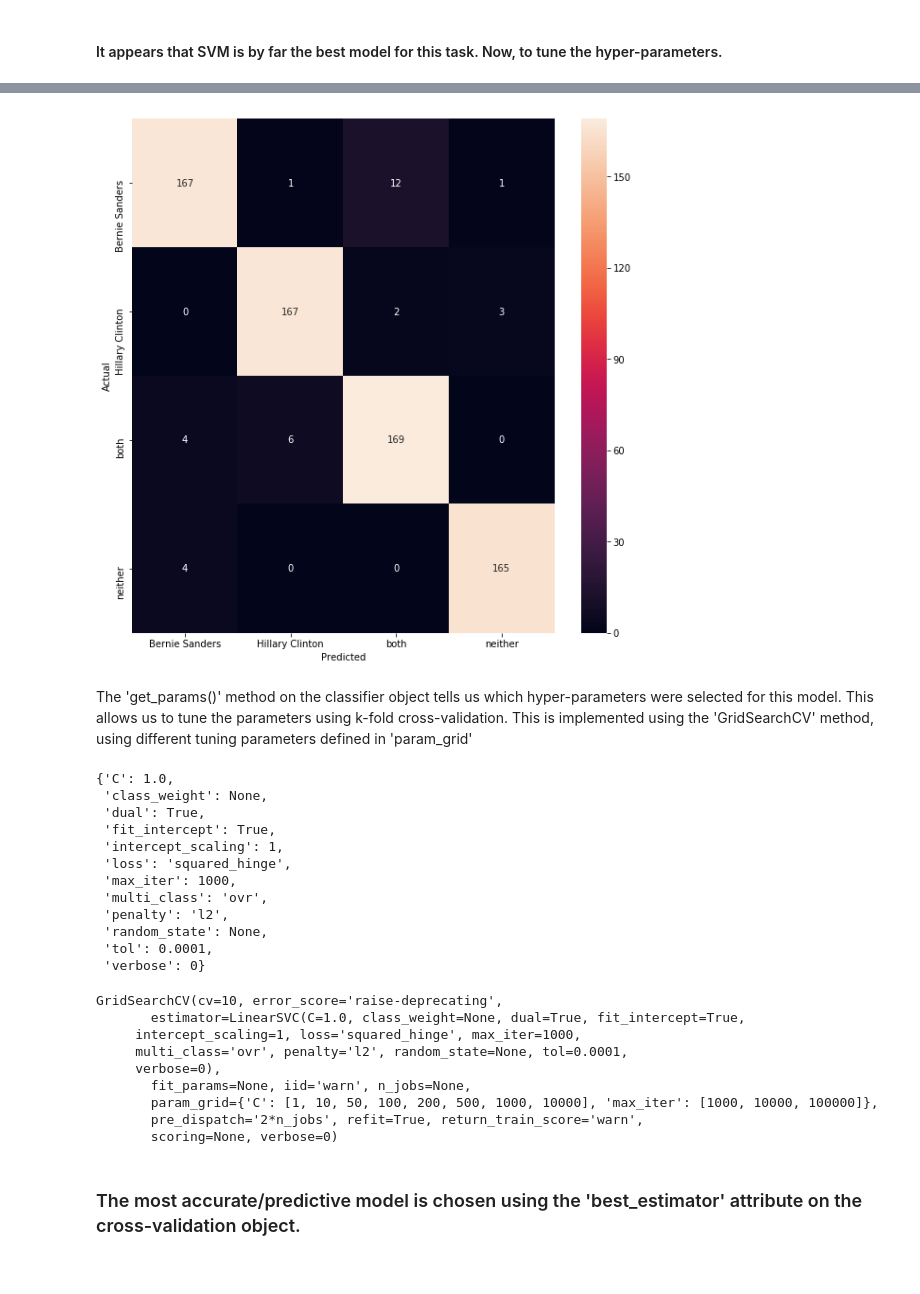
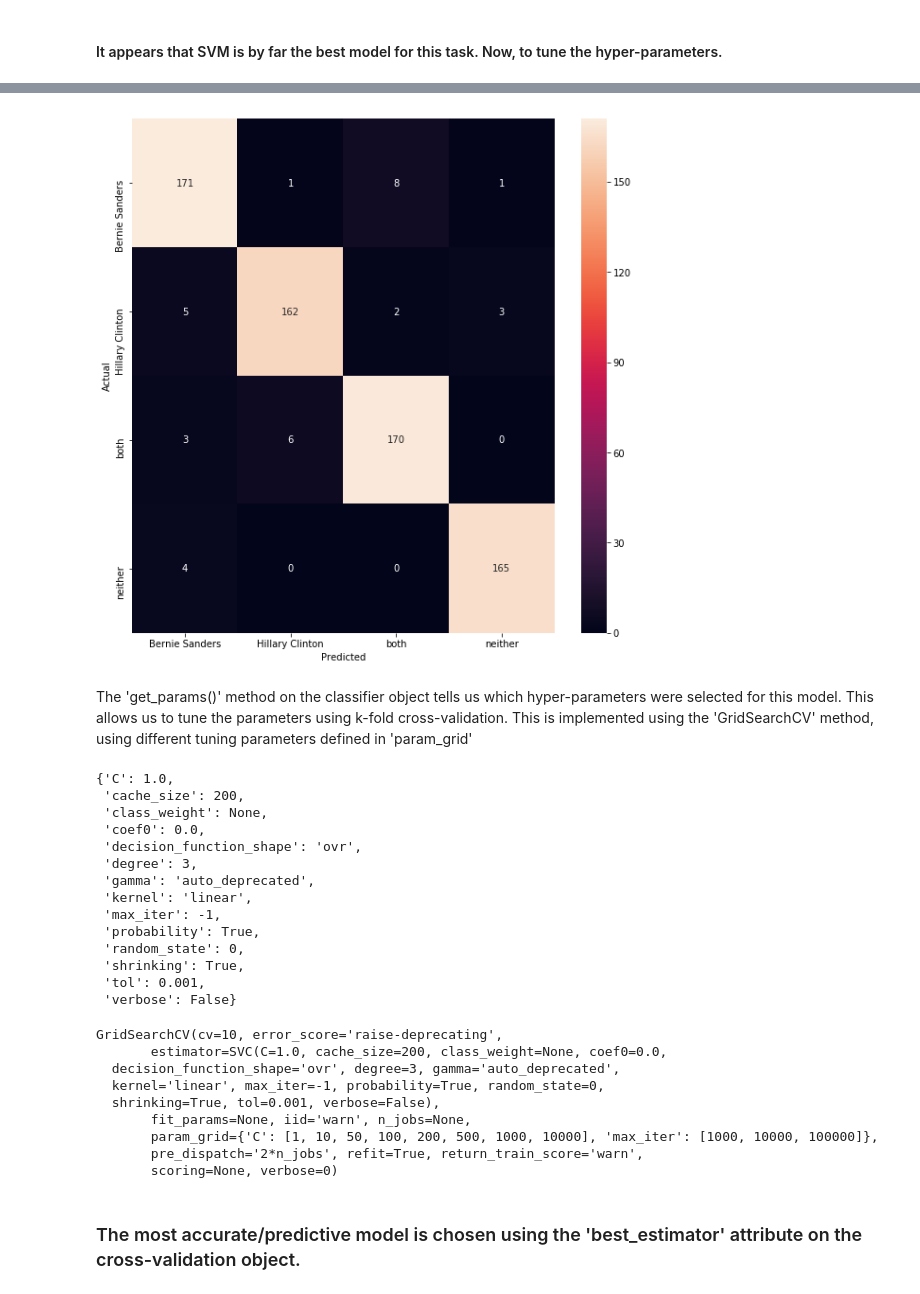
Before and after one commit to nikloynes/sentiment_paper_rework, a Jupyter notebook: M04_1_addressee_classification_NH.ipynb, the cells around one changed output, grey strips where cells are left out. Saved outputs shown, nothing was run; the diff lists cells and outputs as text; code cells hidden in the pictures.

```diff
--- a/M04_1_addressee_classification_NH.ipynb
+++ b/M04_1_addressee_classification_NH.ipynb
@@ -281,7 +284,11 @@ Name: accuracy, dtype: float64
 # %% [markdown]
 #### It appears that SVM is by far the best model for this task. Now, to tune the hyper-parameters.
 # %%
-model = LinearSVC()
+from sklearn.svm import SVC
+
+# new model that incorporates probabilities. this might help decide which label to choose when
+# filtering-derived and ML-derived classifications are different.
+model = SVC(kernel='linear', probability=True, random_state=0)
 X_train, X_test, y_train, y_test, indices_train, indices_test = train_test_split(features, labels, nh_upsampled_df.index, test_size=0.33, random_state=0)
 
 model.fit(X_train, y_train)
@@ -316,21 +323,23 @@ plt.show()
-[figure, old version]
+[figure, new version]
 # %% [markdown]
 The 'get_params()' method on the classifier object tells us which hyper-parameters were selected for this model. This allows us to tune the parameters using k-fold cross-validation. This is implemented using the 'GridSearchCV' method, using different tuning parameters defined in 'param_grid'
 # %%
 model.get_params()
 # %% [output]
 {'C': 1.0,
+ 'cache_size': 200,
  'class_weight': None,
- 'dual': True,
- 'fit_intercept': True,
- 'intercept_scaling': 1,
- 'loss': 'squared_hinge',
- 'max_iter': 1000,
- 'multi_class': 'ovr',
- 'penalty': 'l2',
- 'random_state': None,
- 'tol': 0.0001,
- 'verbose': 0}
+ 'coef0': 0.0,
+ 'decision_function_shape': 'ovr',
+ 'degree': 3,
+ 'gamma': 'auto_deprecated',
+ 'kernel': 'linear',
+ 'max_iter': -1,
+ 'probability': True,
+ 'random_state': 0,
+ 'shrinking': True,
+ 'tol': 0.001,
+ 'verbose': False}
 # %%
 param_grid = {'C': [1, 10, 50, 100, 200, 500, 1000, 10000], 'max_iter' : [1000, 10000, 100000]}
 # %%
@@ -339,10 +348,10 @@ clf = GridSearchCV(cv=10,estimator=model, param_grid=param_grid)
 clf.fit(features, labels)
 # %% [output]
 GridSearchCV(cv=10, error_score='raise-deprecating',
-       estimator=LinearSVC(C=1.0, class_weight=None, dual=True, fit_intercept=True,
-     intercept_scaling=1, loss='squared_hinge', max_iter=1000,
-     multi_class='ovr', penalty='l2', random_state=None, tol=0.0001,
-     verbose=0),
+       estimator=SVC(C=1.0, cache_size=200, class_weight=None, coef0=0.0,
+  decision_function_shape='ovr', degree=3, gamma='auto_deprecated',
+  kernel='linear', max_iter=-1, probability=True, random_state=0,
+  shrinking=True, tol=0.001, verbose=False),
        fit_params=None, iid='warn', n_jobs=None,
        param_grid={'C': [1, 10, 50, 100, 200, 500, 1000, 10000], 'max_iter': [1000, 10000, 100000]},
        pre_dispatch='2*n_jobs', refit=True, return_train_score='warn',
```
Also changed, not shown: parts of 9 cells of this notebook, 3 other files.
